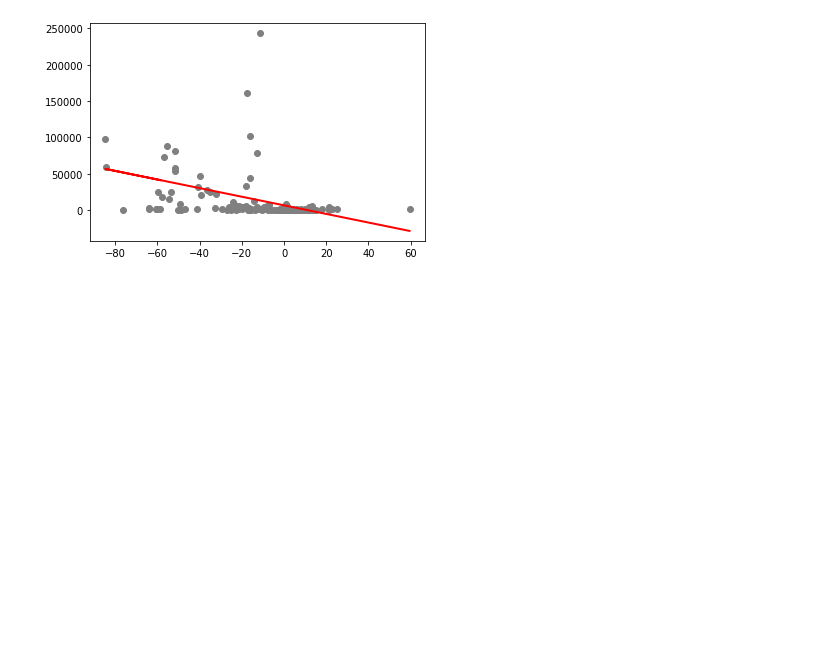
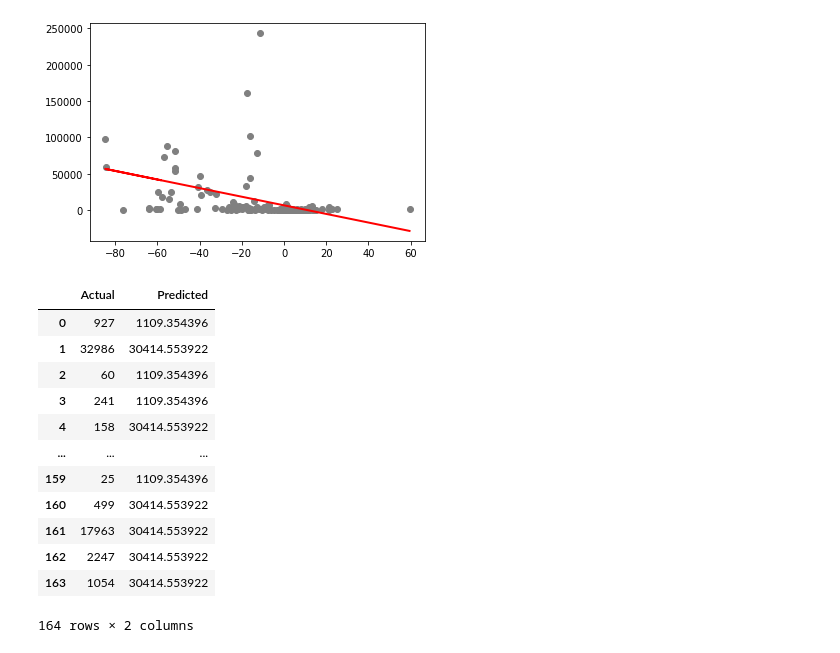
Before and after one commit to leonormsousa/IART_1920, a Jupyter notebook: Proj2/proj.ipynb, the cells around one changed output. Drawn from its saved outputs; the diff is of its cells as text; code cells hidden in the pictures; blank space fills up the shorter version.

Commit message:
Started Decision Trees!

```diff
--- a/Proj2/proj.ipynb
+++ b/Proj2/proj.ipynb
@@ -114,3 +117,36 @@ plt.plot(X_test, y_pred, color='red', linewidth=2)
 plt.show()
 # %% [output]
 [figure]
+# %%
+# Decision Tree
+# https://scikit-learn.org/stable/auto_examples/tree/plot_tree_regression.html#sphx-glr-auto-examples-tree-plot-tree-regression-py
+
+# Split the data into training and testing
+X_train, X_test, y_train, y_test = train_test_split(grocery, cases, test_size=0.2, random_state=0)
+
+# Fit regression model
+regr_1 = DecisionTreeRegressor(max_depth=2)
+regr_2 = DecisionTreeRegressor(max_depth=5)
+regr_1.fit(X_train, y_train)
+regr_2.fit(X_train, y_train)
+
+# Predict
+y_1 = regr_1.predict(X_test)
+y_2 = regr_2.predict(X_test)
+# %%
+df = pd.DataFrame({'Actual': y_test.flatten(), 'Predicted': y_1.flatten()})
+df
+# %% [output]
+|  | Actual | Predicted |
+| 0 | 927 | 1109.354396 |
+| 1 | 32986 | 30414.553922 |
+| 2 | 60 | 1109.354396 |
+| 3 | 241 | 1109.354396 |
+| 4 | 158 | 30414.553922 |
+| ... | ... | ... |
+| 159 | 25 | 1109.354396 |
+| 160 | 499 | 30414.553922 |
+| 161 | 17963 | 30414.553922 |
+| 162 | 2247 | 30414.553922 |
+| 163 | 1054 | 30414.553922 |
+164 rows × 2 columns
```
Also changed, not shown: parts of 4 cells of this notebook.
